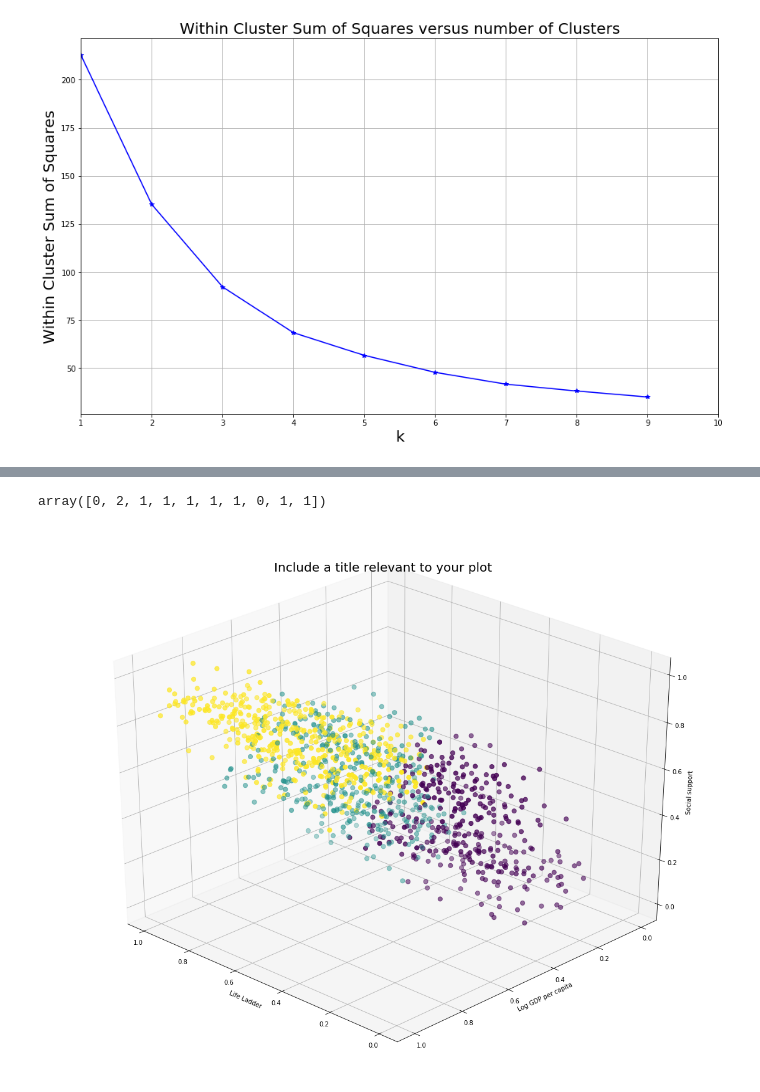
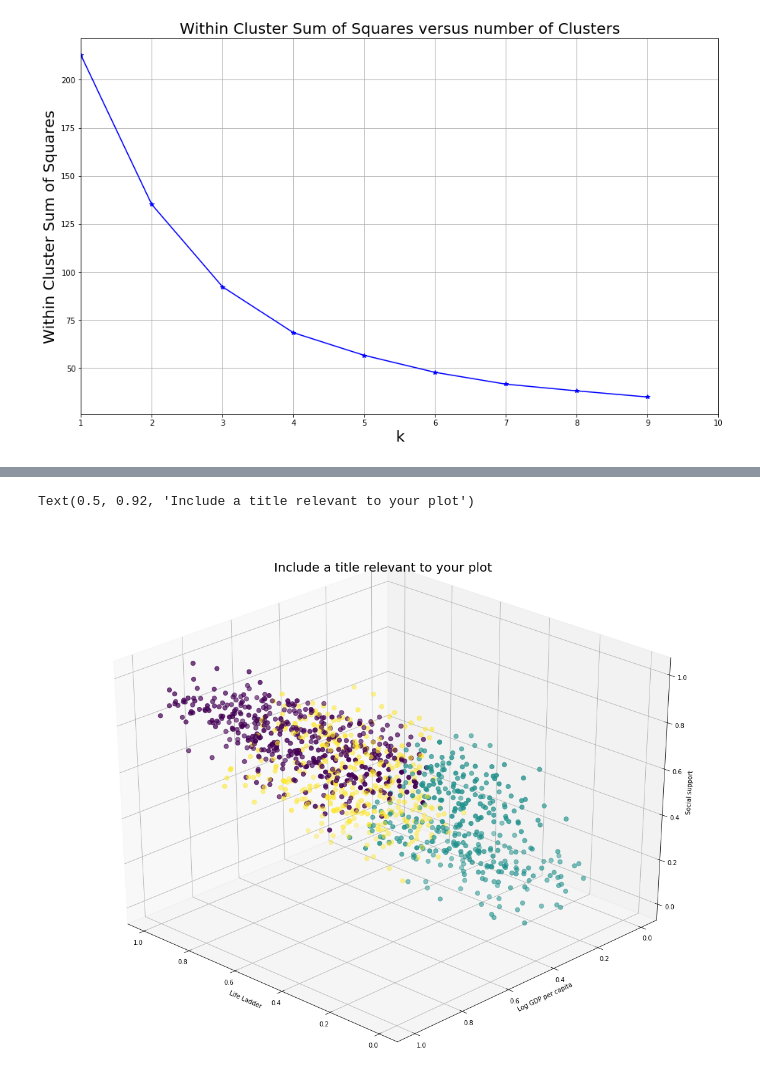
Before and after one commit to Mooophy/158222, a Jupyter notebook: as3/As3.ipynb, the cells around one changed output, grey strips where cells are left out. Drawn from its saved outputs; the diff is of its cells as text; code cells hidden in the pictures.

Commit message:
clustering

```diff
--- a/as3/As3.ipynb
+++ b/as3/As3.ipynb
@@ -157,0 +206,5 @@ Text(0.5, 1.0, 'Within Cluster Sum of Squares versus number of Clusters')
+# %%
+km = KMeans(n_clusters=3, init='random')
+km.fit(happiness[['Population, total', 'Total tax and contribution rate (% of profit)']].values)
+predictions = km.predict(happiness[['Population, total', 'Total tax and contribution rate (% of profit)']].values)
+metrics.silhouette_score(happiness[['Population, total', 'Total tax and contribution rate (% of profit)']], predictions)
@@ -158,17 +222,10 @@ Text(0.5, 1.0, 'Within Cluster Sum of Squares versus number of Clusters')
 # %%
-km = KMeans(n_clusters=3, init='random')
-km.fit(happiness[['year','Life Ladder', 'Log GDP per capita']].values)
-predictions = km.predict(happiness[['year','Life Ladder', 'Log GDP per capita']].values)
-metrics.silhouette_score(happiness[['year','Life Ladder', 'Log GDP per capita']], predictions)
-
 ax = Axes3D(plt.figure(figsize=(16, 12)), rect=[.01, 0, 0.95, 1], elev=30, azim=134)
 ax.scatter(happiness.loc[:,'year'], happiness.loc[:,'Life Ladder'], happiness.loc[:,'Log GDP per capita'], c=predictions, s=50)
 ax.set_xlabel(happiness.columns[1])
 ax.set_ylabel(happiness.columns[2])
 ax.set_zlabel(happiness.columns[3])
 ax.set_title('Include a title relevant to your plot', fontsize = 20)
-
-predictions[0:10]
 # %% [output]
-array([0, 2, 1, 1, 1, 1, 1, 0, 1, 1])
+Text(0.5, 0.92, 'Include a title relevant to your plot')
-[figure, old version]
+[figure, new version]
```
Also changed, not shown: parts of 4 cells of this notebook.
